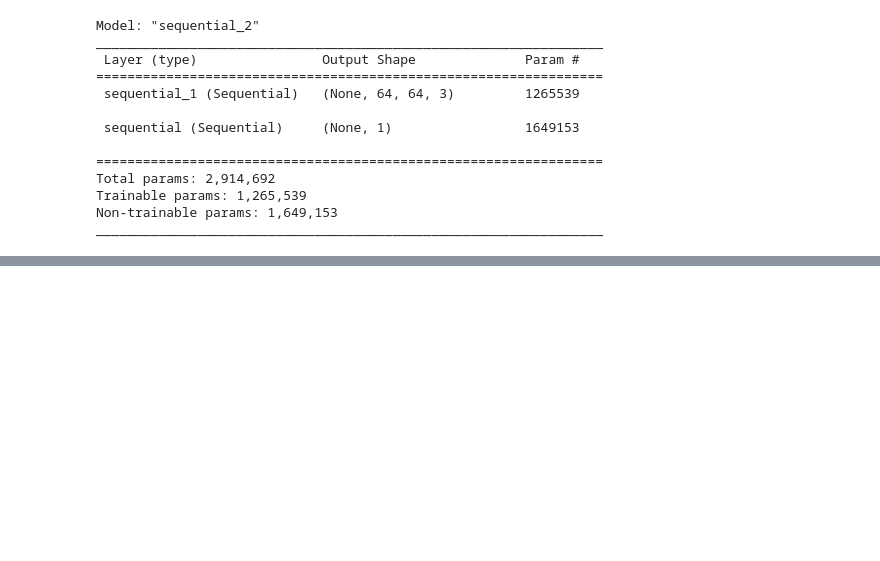
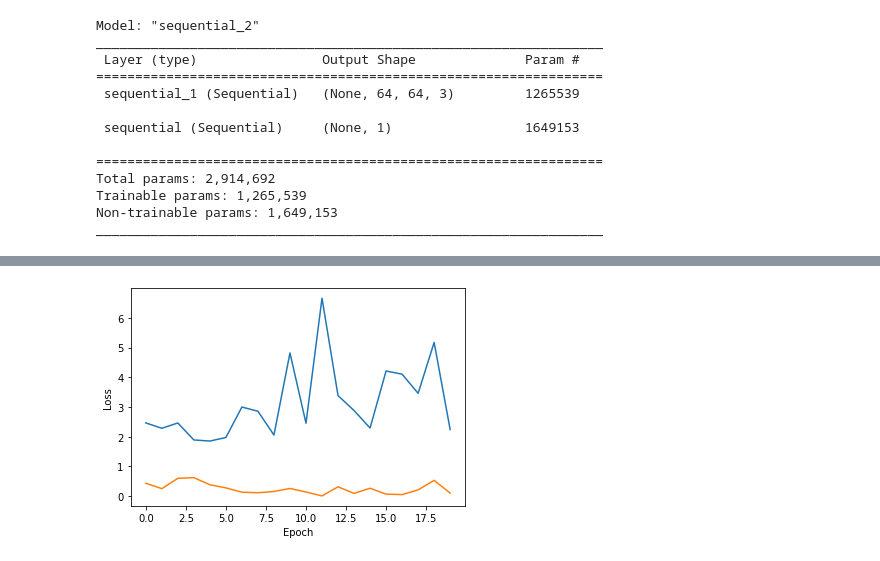
Before and after one commit to mbryant2025/plane_gan, a Jupyter notebook: gan.ipynb, the cells around one changed output, grey strips where cells are left out. Cells and saved outputs as stored; diff of their text form; code cells hidden in the pictures; blank space fills up the shorter version.

```diff
--- a/gan.ipynb
+++ b/gan.ipynb
@@ -314,0 +327,11 @@ KeyboardInterrupt:
+# %%
+#Generator and Discriminator Losses
+plt.plot(g_losses, label='Generator Loss')
+plt.plot(d_losses, label='Discriminator Loss')
+
+plt.xlabel("Epoch")
+plt.ylabel("Loss")
+
+plt.show()
+# %% [output]
+[figure, added]
```
Also changed, not shown: parts of 8 cells of this notebook.
